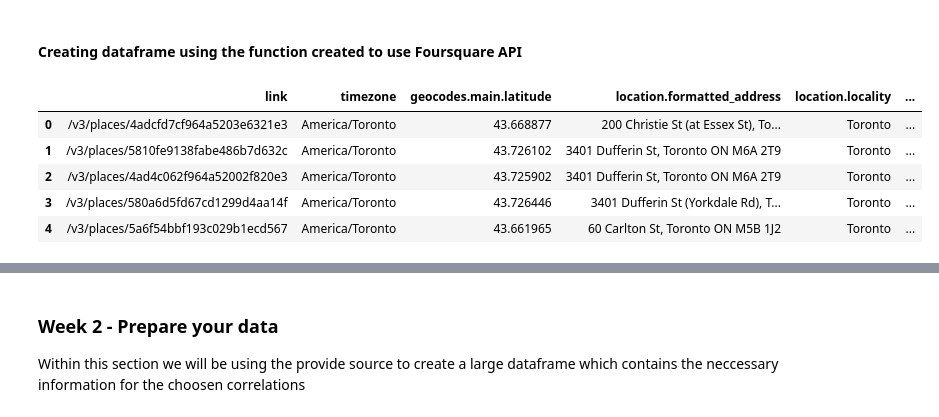
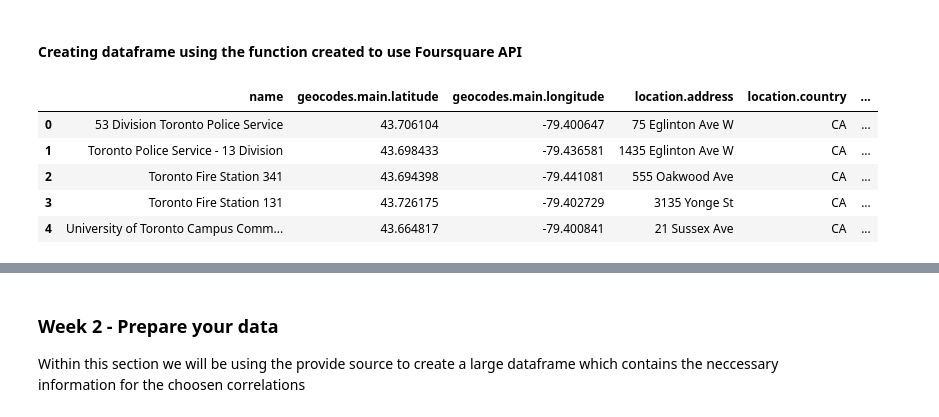
Before and after one commit to yash-patel268/Segmenting-and-Clustering-Neighborhoods-in-Toronto, a Jupyter notebook: Segmenting and Clustering Neighborhoods in Toronto.ipynb, the cells around one changed output, grey strips where cells are left out. Saved outputs shown, nothing was run; the diff lists cells and outputs as text; code cells hidden in the pictures.

```diff
--- a/Segmenting and Clustering Neighborhoods in Toronto.ipynb
+++ b/Segmenting and Clustering Neighborhoods in Toronto.ipynb
@@ -79,22 +79,22 @@ Creating dataframe using the function created to use Foursquare API
 # %%
 #Assign lat and long for Toronto
 latitude = 43.6532
 longitude = -79.3832
 #Assign result variable use the custom function with the parameters below
-results = findNearbyVenues(location = ["Toronto", "ON"], categories="17000", limit="50")
+results = findNearbyVenues(location = ["Toronto", "ON"], categories="12070", limit="50")
 #Normalize the results to be able to changed
-venuesdf = json_normalize(results['results'], max_level=3)
+dfStations = json_normalize(results['results'], max_level=3)
 #Drop unnecessary columns
-venuesdf.drop(venuesdf.columns[[0,1,2,3,5,8,9,10,11,12,13,17,18,19,20,22]], axis=1, inplace=True)
+dfStations.drop(dfStations.columns[[0,1,2,3,4,6,9,10,13,19]], axis=1, inplace=True)
 #Display first five rows
-venuesdf.head()
+dfStations.head()
 # %% [output]
-|  | link | timezone | geocodes.main.latitude | location.formatted_address | location.locality | ... |
-| 0 | /v3/places/4adcfd7cf964a5203e6321e3 | America/Toronto | 43.668877 | 200 Christie St (at Essex St), To... | Toronto | ... |
-| 1 | /v3/places/5810fe9138fabe486b7d632c | America/Toronto | 43.726102 | 3401 Dufferin St, Toronto ON M6A 2T9 | Toronto | ... |
-| 2 | /v3/places/4ad4c062f964a52002f820e3 | America/Toronto | 43.725902 | 3401 Dufferin St, Toronto ON M6A 2T9 | Toronto | ... |
-| 3 | /v3/places/580a6d5fd67cd1299d4aa14f | America/Toronto | 43.726446 | 3401 Dufferin St (Yorkdale Rd), T... | Toronto | ... |
-| 4 | /v3/places/5a6f54bbf193c029b1ecd567 | America/Toronto | 43.661965 | 60 Carlton St, Toronto ON M5B 1J2 | Toronto | ... |
+|  | name | geocodes.main.latitude | geocodes.main.longitude | location.address | location.country | ... |
+| 0 | 53 Division Toronto Police Service | 43.706104 | -79.400647 | 75 Eglinton Ave W | CA | ... |
+| 1 | Toronto Police Service - 13 Division | 43.698433 | -79.436581 | 1435 Eglinton Ave W | CA | ... |
+| 2 | Toronto Fire Station 341 | 43.694398 | -79.441081 | 555 Oakwood Ave | CA | ... |
+| 3 | Toronto Fire Station 131 | 43.726175 | -79.402729 | 3135 Yonge St | CA | ... |
+| 4 | University of Toronto Campus Comm... | 43.664817 | -79.400841 | 21 Sussex Ave | CA | ... |
 # %%
 #Create the map which is based on the coordinates for Toronto
 mapWithMarkers = folium.Map(location=[latitude, longitude], zoom_start=10)
```
Also changed, not shown: parts of 11 cells of this notebook.
